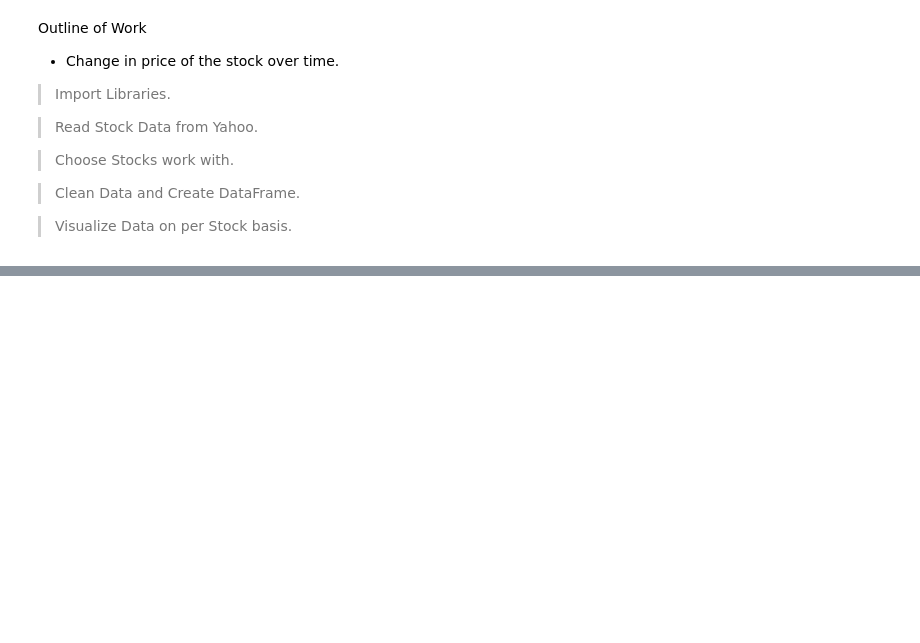
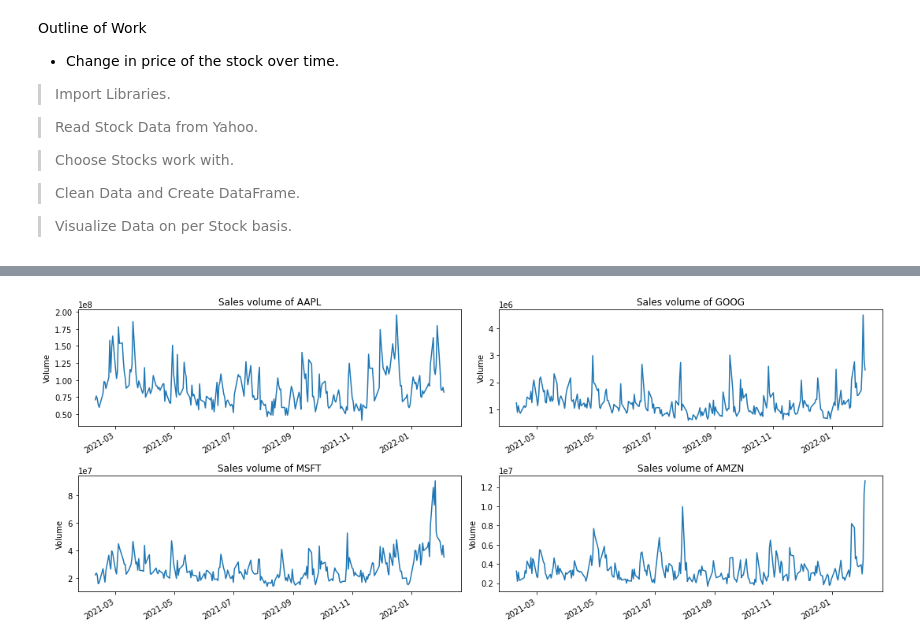
Before and after one commit to LOWERCAS3/PracticeProjects, a Jupyter notebook: Stock market analysis and prediction from Yahoo/StockMarketAnalysisAndPrediction.ipynb, the cells around one changed output, grey strips where cells are left out. Drawn from its saved outputs; the diff is of its cells as text; code cells hidden in the pictures; blank space fills up the shorter version.

```diff
--- a/Stock market analysis and prediction from Yahoo/StockMarketAnalysisAndPrediction.ipynb
+++ b/Stock market analysis and prediction from Yahoo/StockMarketAnalysisAndPrediction.ipynb
@@ -134,0 +159,15 @@ memory usage: 15.8+ KB
+# %%
+# Ploting volume of stocks traded each day
+plt.figure(figsize=(15,6))
+plt.subplots_adjust(top=1.5, bottom=1.2)
+
+for i, company in enumerate(company_list, 1):
+  plt.subplot(2,2,i)
+  company['Volume'].plot()
+  plt.ylabel('Volume')
+  plt.xlabel(None)
+  plt.title(f"Sales volume of {tech_list[i-1]}")
+
+plt.tight_layout()
+# %% [output]
+[figure, added]
```
Also changed, not shown: parts of 10 cells of this notebook.
